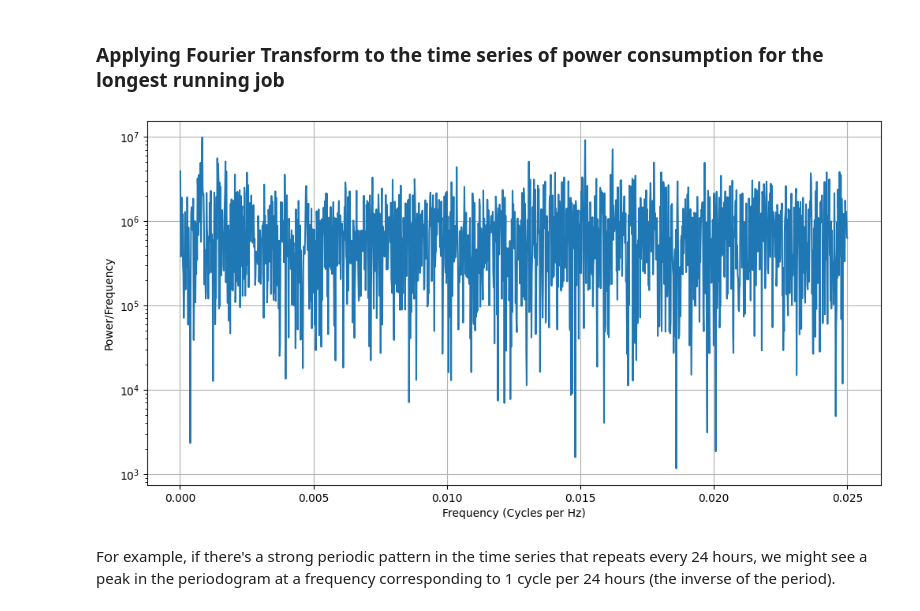
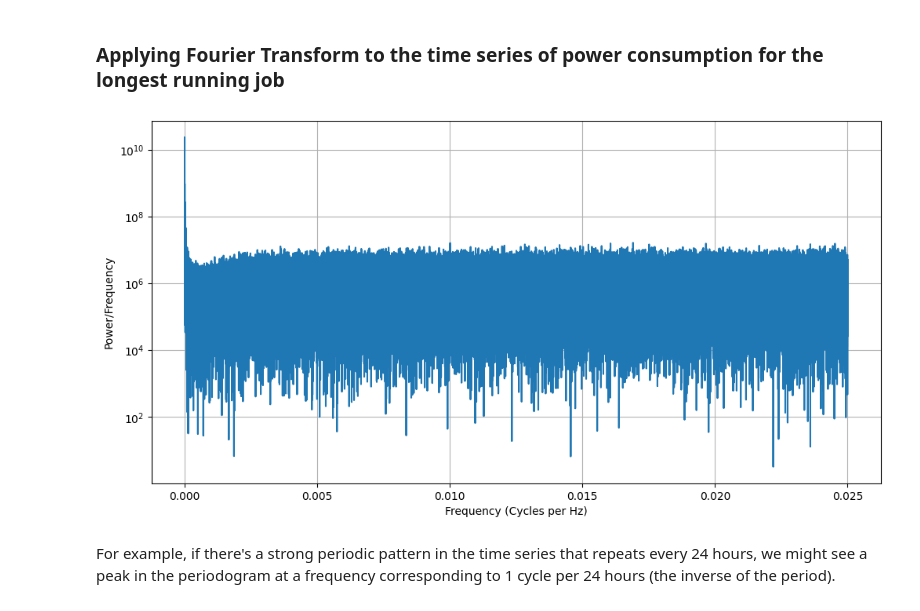
Before and after one commit to Marthyna/hpc-energy-consumption-profiling, a Jupyter notebook: notes/experiments_singlenode.ipynb, the cells around one changed output. Cells and saved outputs as stored; diff of their text form; code cells hidden in the pictures.

```diff
--- a/notes/experiments_singlenode.ipynb
+++ b/notes/experiments_singlenode.ipynb
@@ -279,23 +260,23 @@ print(start_time, end_time)
 # %%
 from scipy.signal import periodogram
 
 # ensure timestamps are sorted
-longest_running_job_power = longest_running_job_power.sort_values(timestamp_col)
+total_power_df = total_power_df.sort_values(timestamp_col)
 
 # power consumption values
-power_values = longest_running_job_power[power_col].values
+power_values = total_power_df[power_col].values
 
 # Fourier transform to get periodogram using 1/20 as sampling freq since all timestamps are 20 secs from each other
 frequencies, power_spectrum = periodogram(power_values, fs=1/20)
 
 plt.figure(figsize=(12, 6))
 plt.semilogy(frequencies[1:], power_spectrum[1:])
 plt.xlabel('Frequency (Cycles per Hz)')
 plt.ylabel('Power/Frequency')
 plt.grid(True)
 plt.show()
 # %% [output]
-[figure, old version]
+[figure, new version]
 # %% [markdown]
 For example, if there's a strong periodic pattern in the time series that repeats every 24 hours, we might see a peak in the periodogram at a frequency corresponding to 1 cycle per 24 hours (the inverse of the period).
 # %% [markdown]
```
Also changed, not shown: parts of 12 cells of this notebook, 2 other files.
